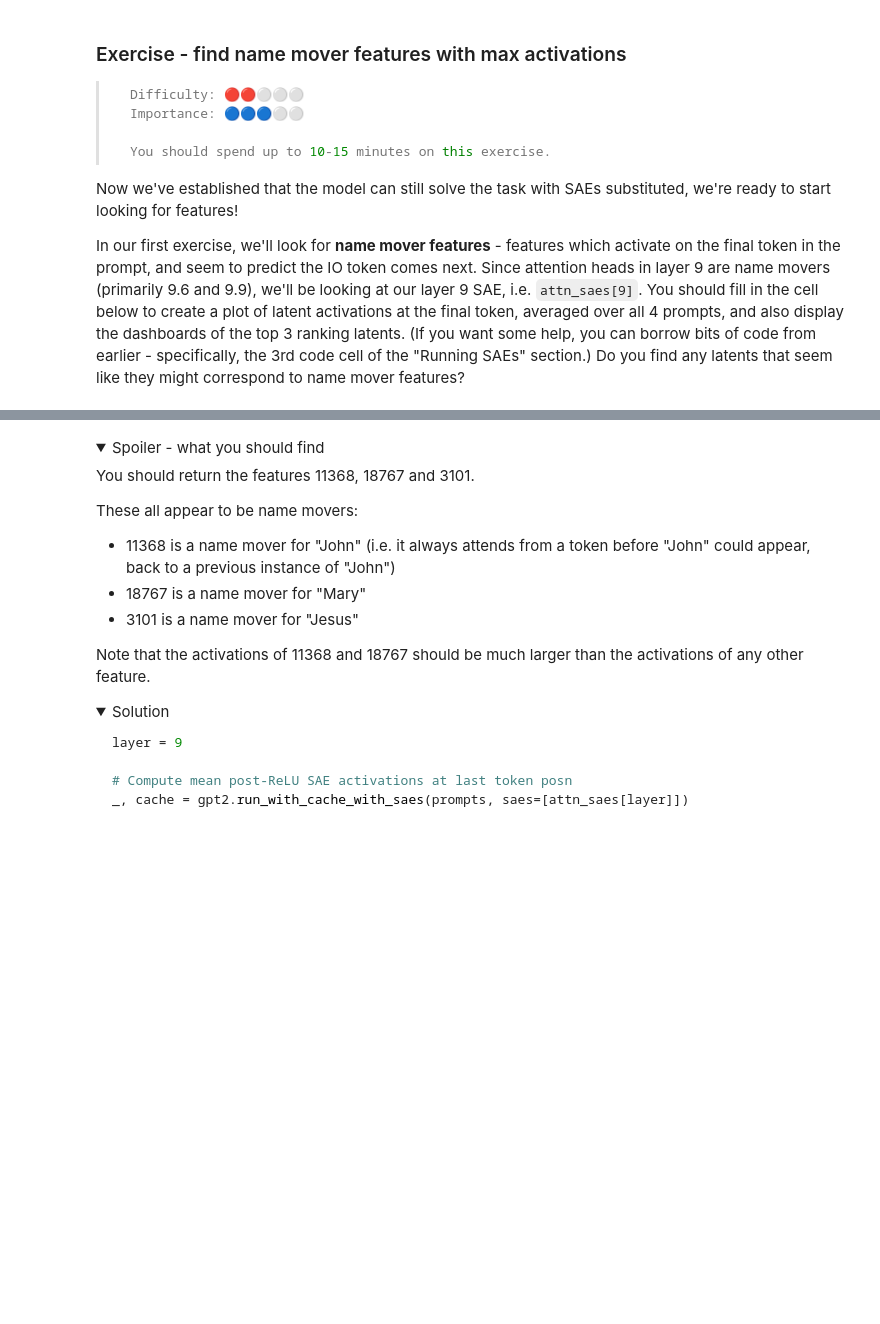
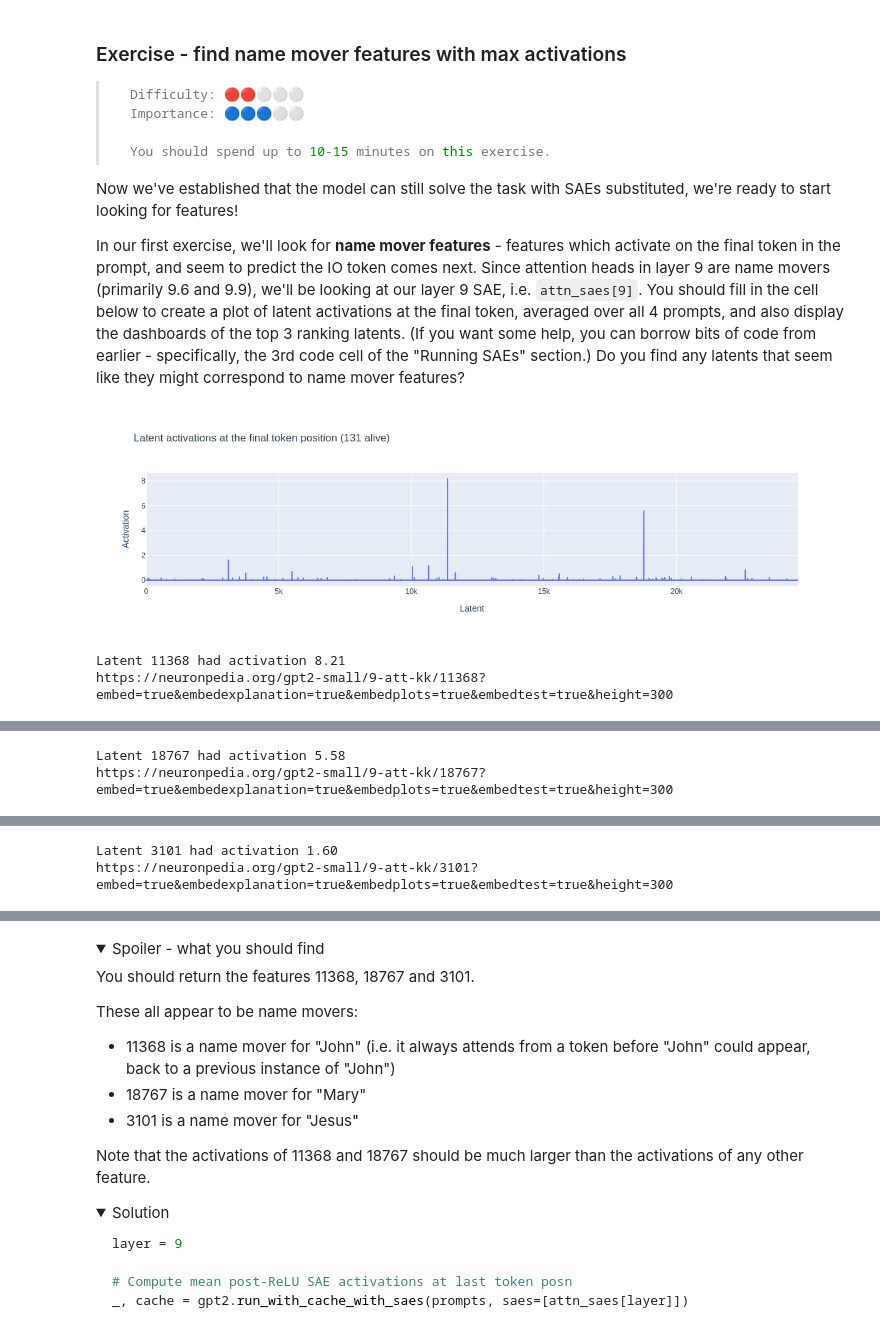
Before and after one commit to Shimin-Zhang/ARENA_Progress, a Jupyter notebook: chapter1_transformer_interp/exercises/part33_interp_with_saes/1.3.3_Interpretability_with_SAEs_exercises.ipynb, the cells around one changed output, grey strips where cells are left out. Cells and saved outputs as stored; diff of their text form; code cells hidden in the pictures; folded sections open; blank space fills up the shorter version.

```diff
--- a/chapter1_transformer_interp/exercises/part33_interp_with_saes/1.3.3_Interpretability_with_SAEs_exercises.ipynb
+++ b/chapter1_transformer_interp/exercises/part33_interp_with_saes/1.3.3_Interpretability_with_SAEs_exercises.ipynb
@@ -2203,0 +2143,30 @@ In our first exercise, we'll look for **name mover features** - features which a
+# %%
+# YOUR CODE HERE - find name mover latents by using max activations
+_, cache = gpt2.run_with_cache_with_saes(
+    prompts,
+    saes=[attn_saes[9]],
+    stop_at_layer=_get_hook_layer(attn_saes[9]) + 1,
+)
+
+sae_acts_attn_post = cache[f"{attn_saes[9].cfg.metadata.hook_name}.hook_sae_acts_post"][:, -1].mean(0)
+
+# Plot line chart of latent activations
+px.line(
+    sae_acts_attn_post.cpu().numpy(),
+    title=f"Latent activations at the final token position ({sae_acts_attn_post.nonzero().numel()} alive)",
+    labels={"index": "Latent", "value": "Activation"},
+    width=1000,
+).update_layout(showlegend=False).show()
+
+# Print the top 5 latents, and inspect their dashboards
+for act, ind in zip(*sae_acts_attn_post.topk(3)):
+    print(f"Latent {ind} had activation {act:.2f}")
+    display_dashboard(
+        sae_release= "gpt2-small-hook-z-kk",
+        sae_id="blocks.9.hook_z",
+        latent_idx=int(ind)
+    )
+# %% [output]
+[figure, added]
+Latent 11368 had activation 8.21
+https://neuronpedia.org/gpt2-small/9-att-kk/11368?embed=true&embedexplanation=true&embedplots=true&embedtest=true&height=300
@@ -2203,0 +2174,2 @@ In our first exercise, we'll look for **name mover features** - features which a
+Latent 18767 had activation 5.58
+https://neuronpedia.org/gpt2-small/9-att-kk/18767?embed=true&embedexplanation=true&embedplots=true&embedtest=true&height=300
@@ -2203,0 +2177,2 @@ In our first exercise, we'll look for **name mover features** - features which a
+Latent 3101 had activation 1.60
+https://neuronpedia.org/gpt2-small/9-att-kk/3101?embed=true&embedexplanation=true&embedplots=true&embedtest=true&height=300
```
Also changed, not shown: parts of 16 cells of this notebook.
